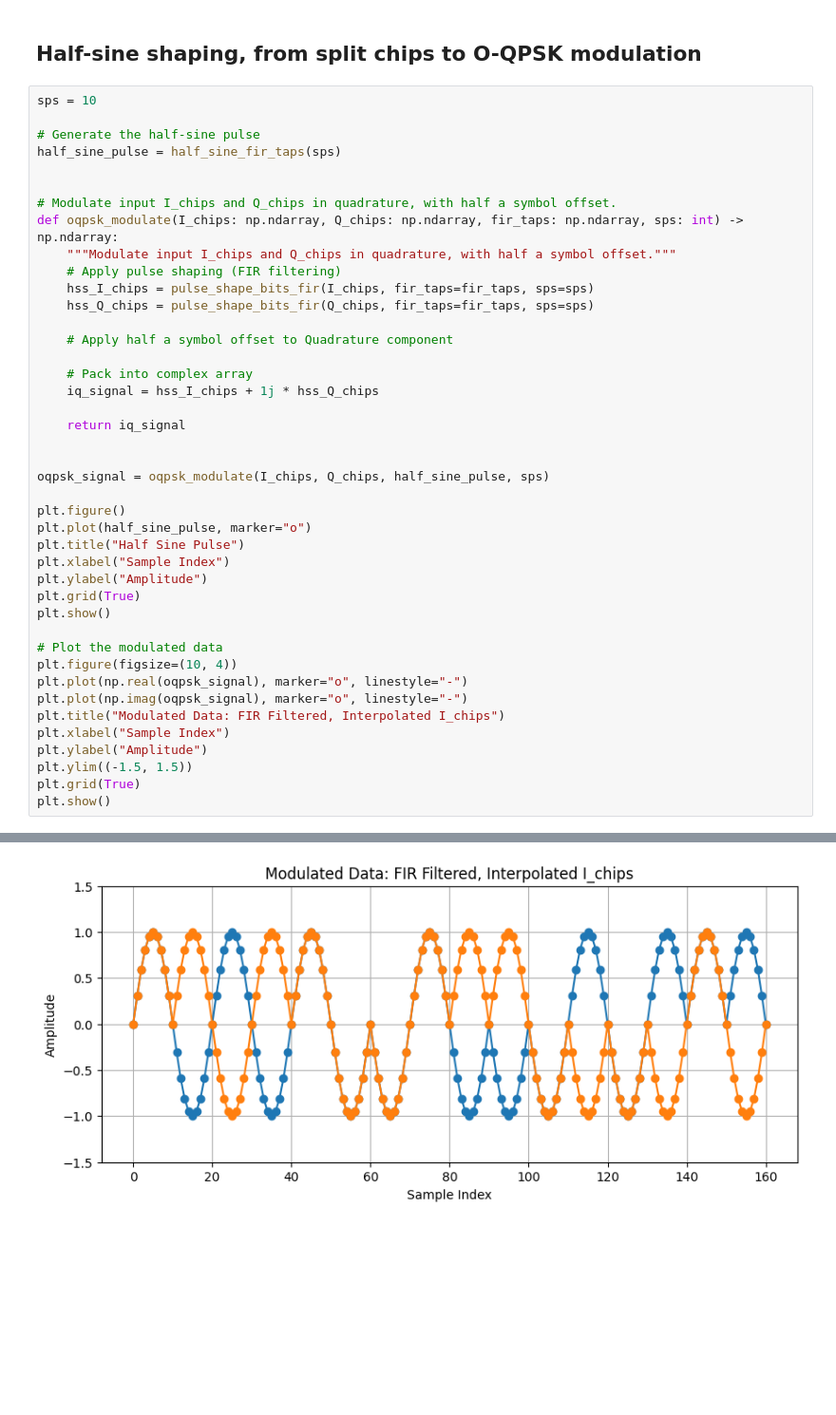
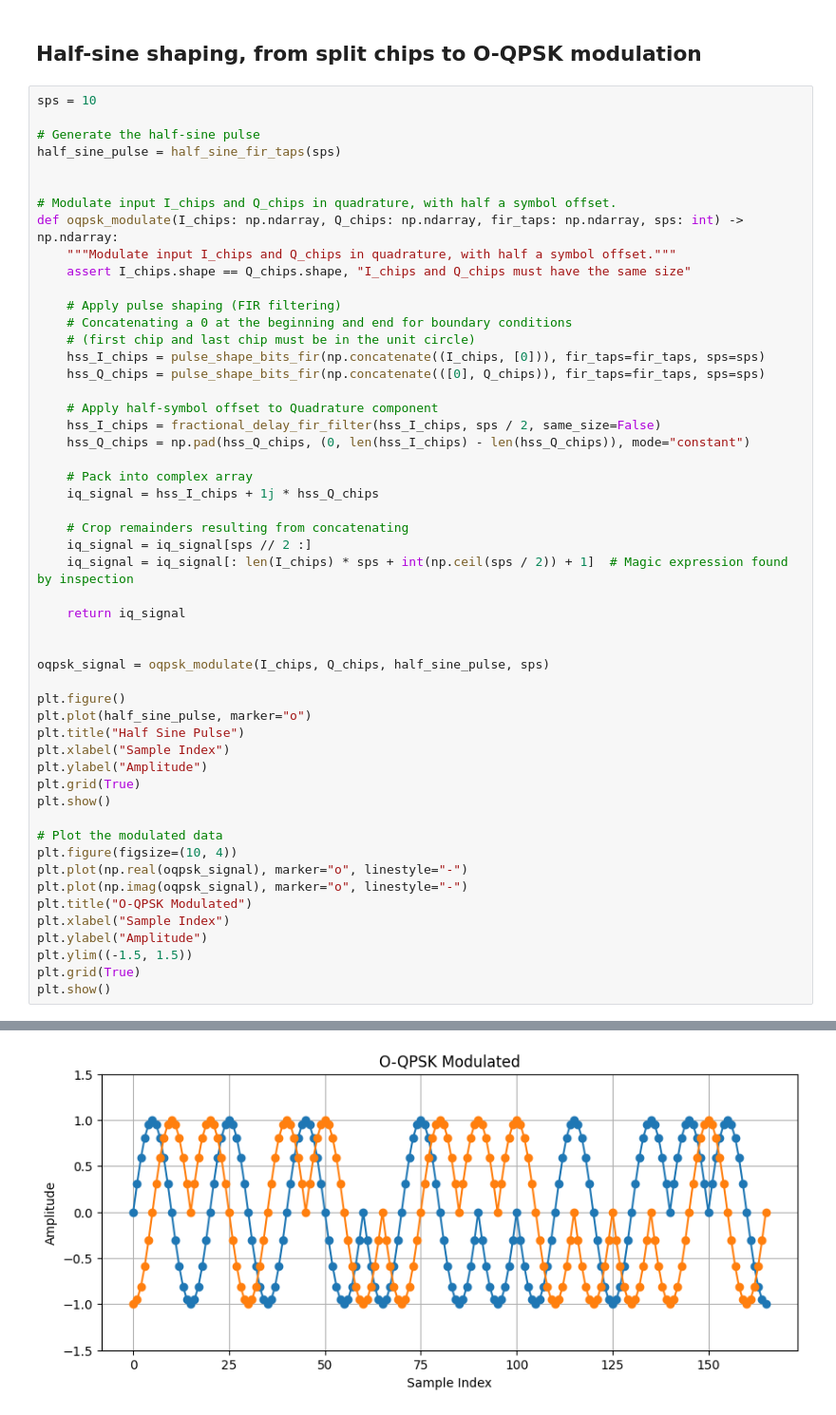
Before and after one commit to SDMote/SDR_projects, a Jupyter notebook: python_phy/802154_modulation_prototype.ipynb, the cells around one changed output, grey strips where cells are left out. Shown at 95% size. Saved outputs shown, nothing was run; the diff lists cells and outputs as text; blank space fills up the shorter version.

Commit message:
802154 modulator: O-QPSK boundary conditions

```diff
--- a/python_phy/802154_modulation_prototype.ipynb
+++ b/python_phy/802154_modulation_prototype.ipynb
@@ -90,38 +90,48 @@ half_sine_pulse = half_sine_fir_taps(sps)
 # Modulate input I_chips and Q_chips in quadrature, with half a symbol offset.
 def oqpsk_modulate(I_chips: np.ndarray, Q_chips: np.ndarray, fir_taps: np.ndarray, sps: int) -> np.ndarray:
     """Modulate input I_chips and Q_chips in quadrature, with half a symbol offset."""
+    assert I_chips.shape == Q_chips.shape, "I_chips and Q_chips must have the same size"
+
     # Apply pulse shaping (FIR filtering)
-    hss_I_chips = pulse_shape_bits_fir(I_chips, fir_taps=fir_taps, sps=sps)
-    hss_Q_chips = pulse_shape_bits_fir(Q_chips, fir_taps=fir_taps, sps=sps)
+    # Concatenating a 0 at the beginning and end for boundary conditions
+    # (first chip and last chip must be in the unit circle)
+    hss_I_chips = pulse_shape_bits_fir(np.concatenate((I_chips, [0])), fir_taps=fir_taps, sps=sps)
+    hss_Q_chips = pulse_shape_bits_fir(np.concatenate(([0], Q_chips)), fir_taps=fir_taps, sps=sps)
 
-    # Apply half a symbol offset to Quadrature component
+    # Apply half-symbol offset to Quadrature component
+    hss_I_chips = fractional_delay_fir_filter(hss_I_chips, sps / 2, same_size=False)
+    hss_Q_chips = np.pad(hss_Q_chips, (0, len(hss_I_chips) - len(hss_Q_chips)), mode="constant")
 
     # Pack into complex array
     iq_signal = hss_I_chips + 1j * hss_Q_chips
+
+    # Crop remainders resulting from concatenating
+    iq_signal = iq_signal[sps // 2 :]
+    iq_signal = iq_signal[: len(I_chips) * sps + int(np.ceil(sps / 2)) + 1]  # Magic expression found by inspection
 
     return iq_signal
 
 
 oqpsk_signal = oqpsk_modulate(I_chips, Q_chips, half_sine_pulse, sps)
 
 plt.figure()
 plt.plot(half_sine_pulse, marker="o")
 plt.title("Half Sine Pulse")
 plt.xlabel("Sample Index")
 plt.ylabel("Amplitude")
 plt.grid(True)
 plt.show()
 
 # Plot the modulated data
 plt.figure(figsize=(10, 4))
 plt.plot(np.real(oqpsk_signal), marker="o", linestyle="-")
 plt.plot(np.imag(oqpsk_signal), marker="o", linestyle="-")
-plt.title("Modulated Data: FIR Filtered, Interpolated I_chips")
+plt.title("O-QPSK Modulated")
 plt.xlabel("Sample Index")
 plt.ylabel("Amplitude")
 plt.ylim((-1.5, 1.5))
 plt.grid(True)
 plt.show()
 # %% [output]
 [figure]
-[figure, old version]
+[figure, new version]
```
Also changed, not shown: 1 other file.
